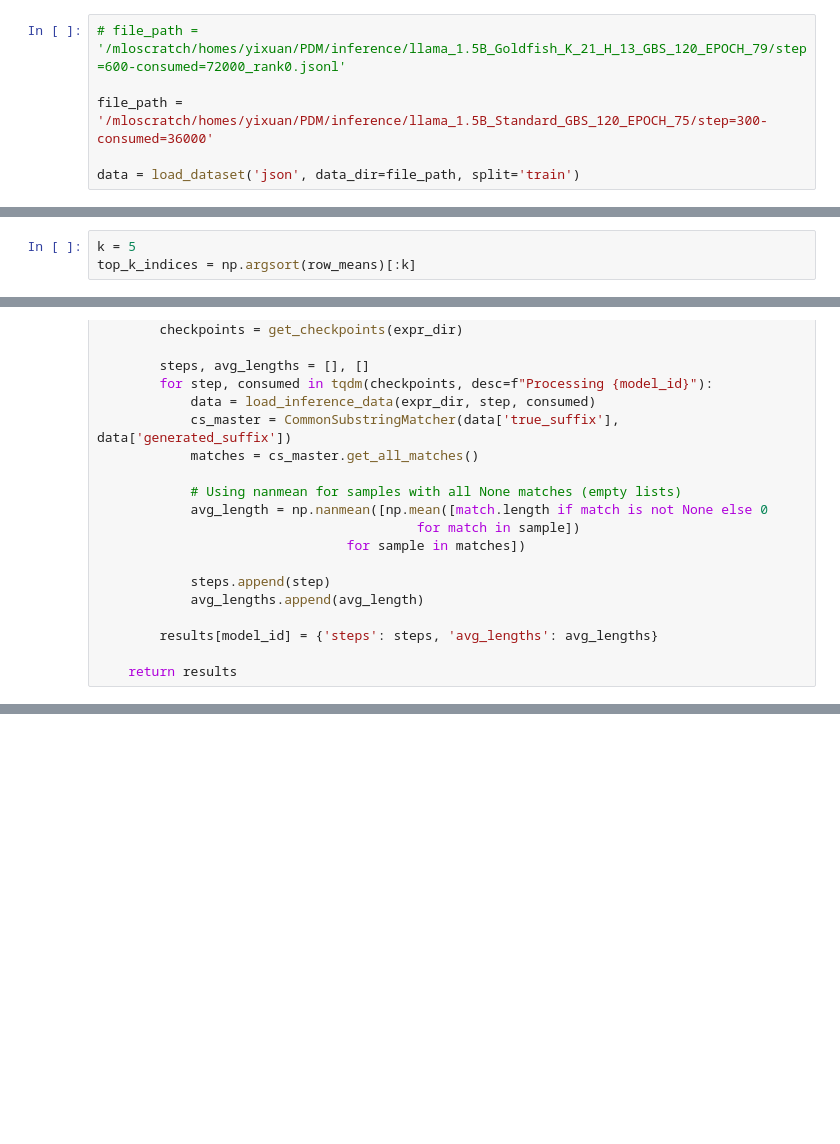
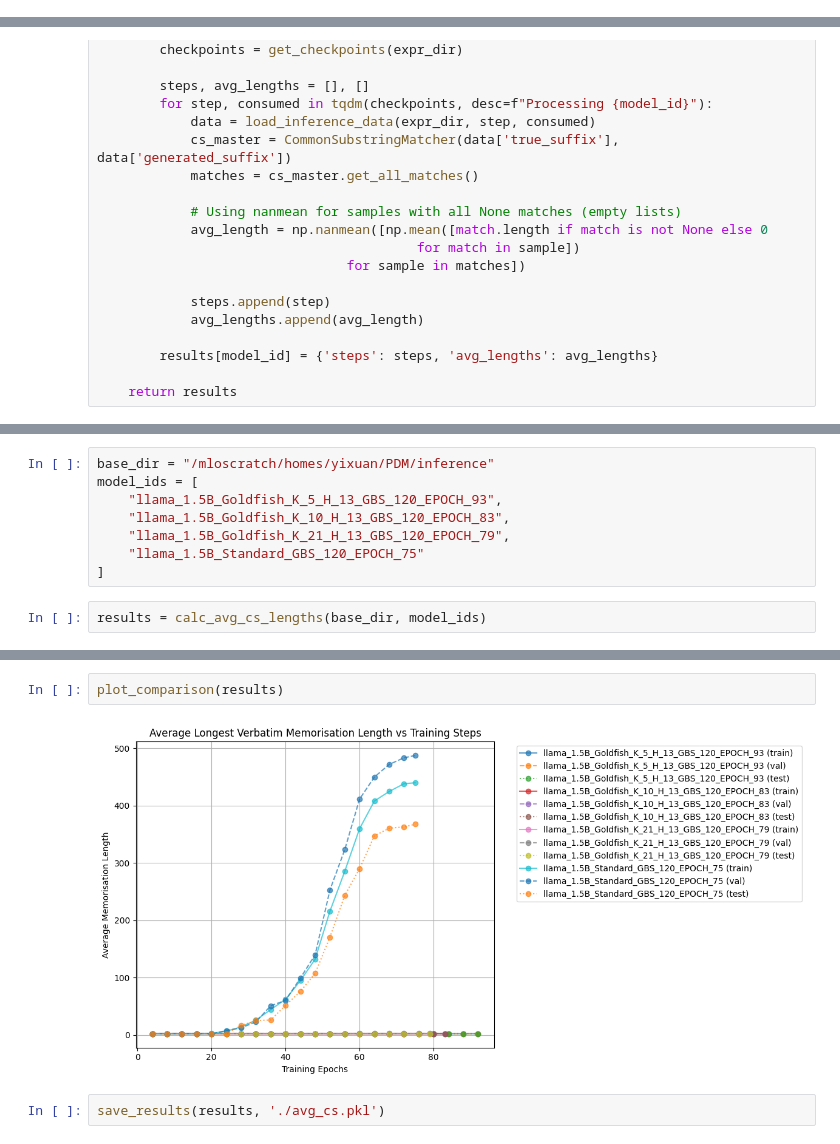
Before and after one commit to Alvorecer721/PDM, a Jupyter notebook: Notebooks/eval.ipynb, the cells around one changed output, grey strips where cells are left out. Cells and saved outputs as stored; diff of their text form; blank space fills up the shorter version.

```diff
--- a/Notebooks/eval.ipynb
+++ b/Notebooks/eval.ipynb
@@ -10,6 +13,0 @@ from utils.LCS import find_longest_common_substrings
-# %%
-# file_path = '/mloscratch/homes/yixuan/PDM/inference/llama_1.5B_Goldfish_K_21_H_13_GBS_120_EPOCH_79/step=600-consumed=72000_rank0.jsonl'
-
-file_path = '/mloscratch/homes/yixuan/PDM/inference/llama_1.5B_Standard_GBS_120_EPOCH_75/step=300-consumed=36000'
-
-data = load_dataset('json', data_dir=file_path, split='train')
@@ -89,3 +13,0 @@ max      12.993852459016393
-# %%
-k = 5
-top_k_indices = np.argsort(row_means)[:k]
@@ -549,0 +488,10 @@ def calc_avg_cs_lengths(base_dir, model_ids):
+# %%
+base_dir = "/mloscratch/homes/yixuan/PDM/inference"
+model_ids = [
+    "llama_1.5B_Goldfish_K_5_H_13_GBS_120_EPOCH_93",
+    "llama_1.5B_Goldfish_K_10_H_13_GBS_120_EPOCH_83",
+    "llama_1.5B_Goldfish_K_21_H_13_GBS_120_EPOCH_79",
+    "llama_1.5B_Standard_GBS_120_EPOCH_75"
+]
+# %%
+results = calc_avg_cs_lengths(base_dir, model_ids)
@@ -549,0 +532,6 @@ def calc_avg_cs_lengths(base_dir, model_ids):
+# %%
+plot_comparison(results)
+# %% [output]
+[figure, added]
+# %%
+save_results(results, './avg_cs.pkl')
```
Also changed, not shown: parts of 22 cells of this notebook, 3 other files.
